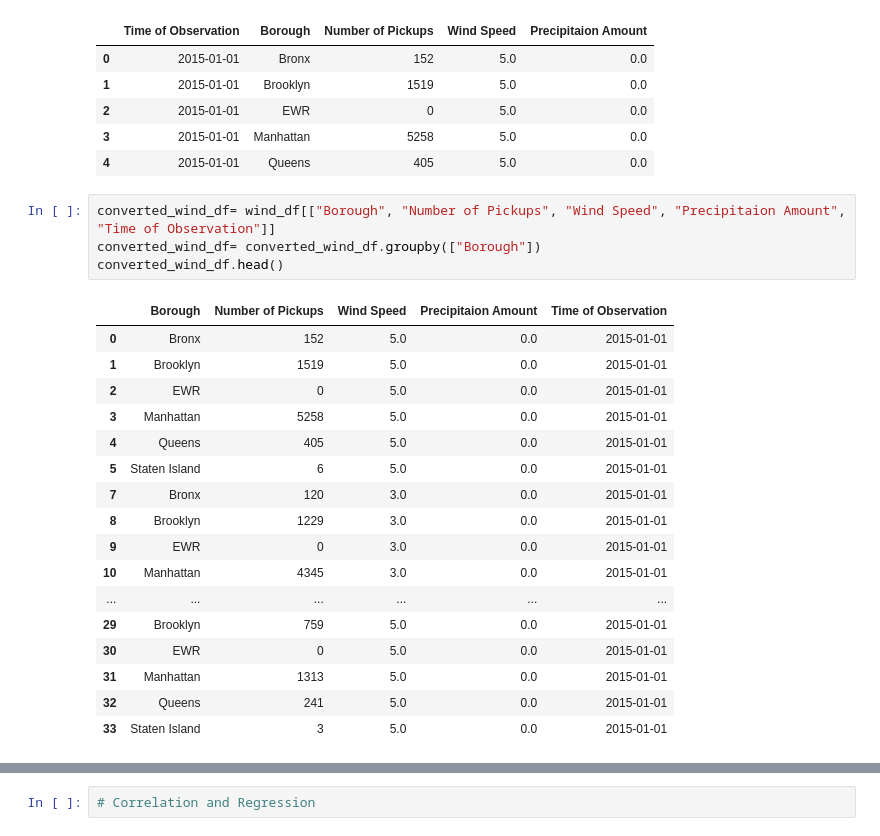
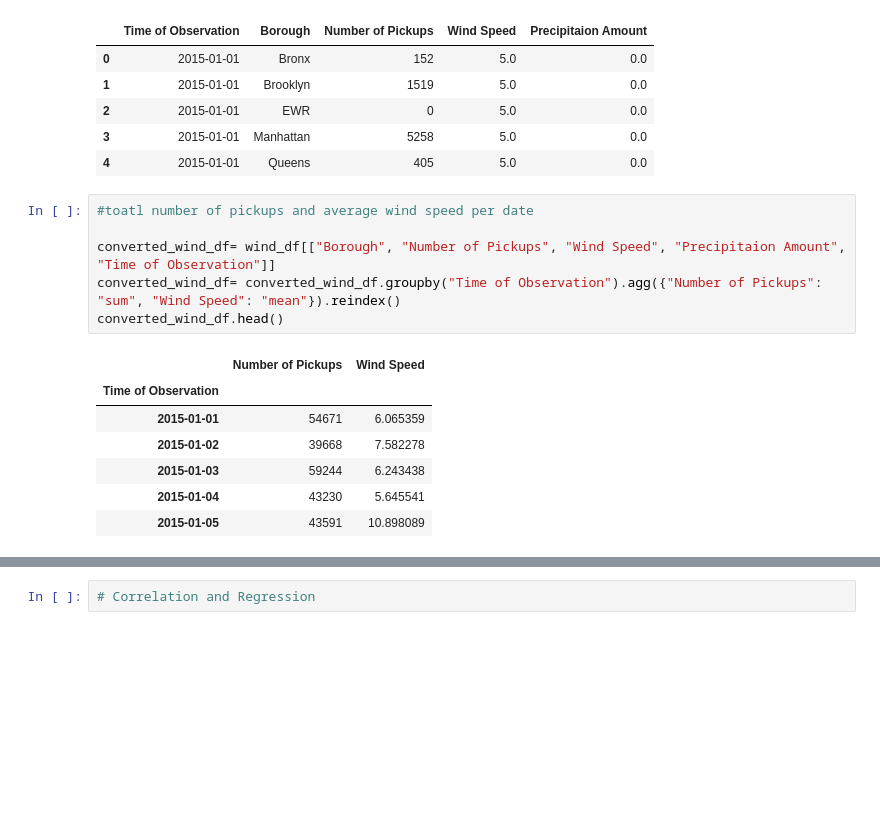
Before and after one commit to caleb-g23/Uber_Pickups_Project, a Jupyter notebook: Main/wind_speed_data.ipynb, the cells around one changed output, grey strips where cells are left out. Drawn from its saved outputs; the diff is of its cells as text; blank space fills up the shorter version.

```diff
--- a/Main/wind_speed_data.ipynb
+++ b/Main/wind_speed_data.ipynb
@@ -46,24 +53,16 @@ wind_df.head()
 | 3 | 2015-01-01 | Manhattan | 5258 | 5.0 | 0.0 |
 | 4 | 2015-01-01 | Queens | 405 | 5.0 | 0.0 |
 # %%
+#toatl number of pickups and average wind speed per date
+
 converted_wind_df= wind_df[["Borough", "Number of Pickups", "Wind Speed", "Precipitaion Amount", "Time of Observation"]]
-converted_wind_df= converted_wind_df.groupby(["Borough"])
+converted_wind_df= converted_wind_df.groupby("Time of Observation").agg({"Number of Pickups": "sum", "Wind Speed": "mean"}).reindex()
 converted_wind_df.head()
 # %% [output]
-|  | Borough | Number of Pickups | Wind Speed | Precipitaion Amount | Time of Observation |
-| 0 | Bronx | 152 | 5.0 | 0.0 | 2015-01-01 |
-| 1 | Brooklyn | 1519 | 5.0 | 0.0 | 2015-01-01 |
-| 2 | EWR | 0 | 5.0 | 0.0 | 2015-01-01 |
-| 3 | Manhattan | 5258 | 5.0 | 0.0 | 2015-01-01 |
-| 4 | Queens | 405 | 5.0 | 0.0 | 2015-01-01 |
-| 5 | Staten Island | 6 | 5.0 | 0.0 | 2015-01-01 |
-| 7 | Bronx | 120 | 3.0 | 0.0 | 2015-01-01 |
-| 8 | Brooklyn | 1229 | 3.0 | 0.0 | 2015-01-01 |
-| 9 | EWR | 0 | 3.0 | 0.0 | 2015-01-01 |
-| 10 | Manhattan | 4345 | 3.0 | 0.0 | 2015-01-01 |
-| ... | ... | ... | ... | ... | ... |
-| 29 | Brooklyn | 759 | 5.0 | 0.0 | 2015-01-01 |
-| 30 | EWR | 0 | 5.0 | 0.0 | 2015-01-01 |
-| 31 | Manhattan | 1313 | 5.0 | 0.0 | 2015-01-01 |
-| 32 | Queens | 241 | 5.0 | 0.0 | 2015-01-01 |
-| 33 | Staten Island | 3 | 5.0 | 0.0 | 2015-01-01 |
+|  | Number of Pickups | Wind Speed |
+| Time of Observation |  |  |
+| 2015-01-01 | 54671 | 6.065359 |
+| 2015-01-02 | 39668 | 7.582278 |
+| 2015-01-03 | 59244 | 6.243438 |
+| 2015-01-04 | 43230 | 5.645541 |
+| 2015-01-05 | 43591 | 10.898089 |
```
Also changed, not shown: parts of 14 cells of this notebook, 1 other file.
